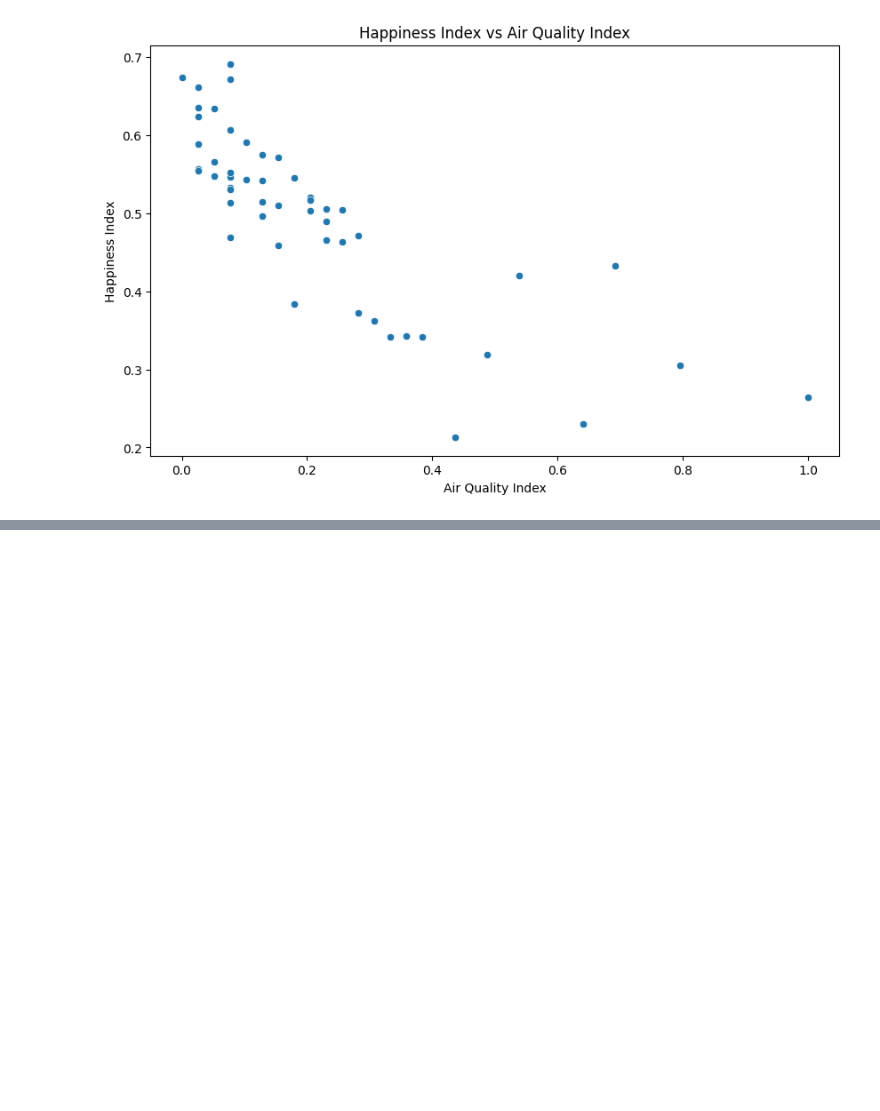
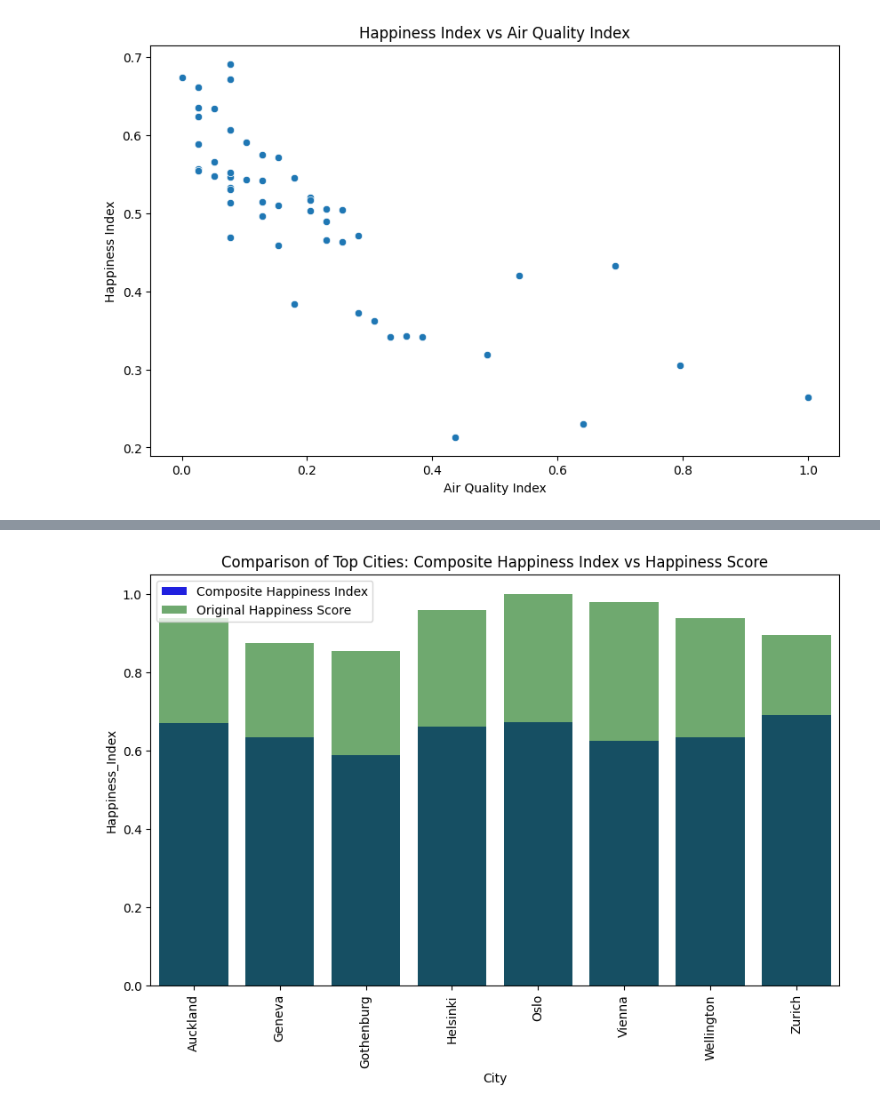
Before and after one commit to sejal-sali/data_analysis_visualisation_project, a Jupyter notebook: City_Happiness_Analysis.ipynb, the cells around one changed output, grey strips where cells are left out. Saved outputs shown, nothing was run; the diff lists cells and outputs as text; code cells hidden in the pictures; blank space fills up the shorter version.

Commit message:
Finalize project: added conclusions, linked to other indices, and added visualizations

```diff
--- a/City_Happiness_Analysis.ipynb
+++ b/City_Happiness_Analysis.ipynb
@@ -264,0 +345,12 @@ plt.show()
+# %%
+# Get the top cities from the Composite Happiness Index
+top_cities_composite = df[['City', 'Happiness_Index']].sort_values(by='Happiness_Index', ascending=False).head(10)
+
+# Get the top cities based on the original Happiness Score (from the dataset)
+top_cities_happiness_score = df[['City', 'Happiness_Score']].sort_values(by='Happiness_Score', ascending=False).head(10)
+
+# Merge the two datasets to compare the rankings
+comparison_df = pd.merge(top_cities_composite, top_cities_happiness_score, on='City', how='outer')
+
+# Display the comparison
+comparison_df
@@ -264,0 +371,6 @@ plt.show()
+# %%
+# Remove rows where either Happiness_Index or Happiness_Score is missing
+comparison_df_clean = comparison_df.dropna(subset=['Happiness_Index', 'Happiness_Score'])
+
+# Display the cleaned data
+comparison_df_clean
@@ -264,0 +387,16 @@ plt.show()
+# %%
+import matplotlib.pyplot as plt
+import seaborn as sns
+
+# Plot a comparison of the top cities from both indices
+plt.figure(figsize=(10, 6))
+
+sns.barplot(x='City', y='Happiness_Index', data=comparison_df_clean, color='blue', label='Composite Happiness Index')
+sns.barplot(x='City', y='Happiness_Score', data=comparison_df_clean, color='green', alpha=0.6, label='Original Happiness Score')
+
+plt.title('Comparison of Top Cities: Composite Happiness Index vs Happiness Score')
+plt.xticks(rotation=90)
+plt.legend()
+plt.show()
+# %% [output]
+[figure, added]
```
Also changed, not shown: parts of 10 cells of this notebook.
